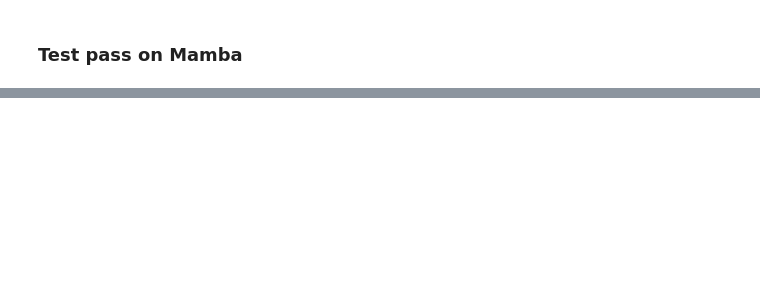
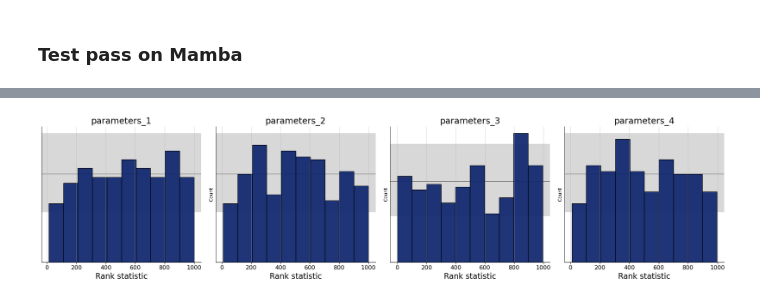
Before and after one commit to bayesflow-org/Selective-SSM, a Jupyter notebook: src/sandbox.ipynb, the cells around one changed output, grey strips where cells are left out. Saved outputs shown, nothing was run; the diff lists cells and outputs as text; code cells hidden in the pictures; blank space fills up the shorter version.

```diff
--- a/src/sandbox.ipynb
+++ b/src/sandbox.ipynb
@@ -47,0 +150,32 @@ tensor([[ 1.1397e-03,  1.5649e-03,  1.9013e-03,  1.8614e-03,  1.6513e-03,
+# %%
+adapter = (
+	bf.adapters.Adapter()
+	.as_time_series("observables")
+	.rename("parameters", "inference_variables")
+	.rename("observables", "summary_variables")
+	.apply(forward=lambda x: np.log1p(x), inverse=lambda x: np.expm1(x))
+)
+
+inference_net = bf.networks.FlowMatching(subnet_kwargs={"residual": True, "dropout": 0.1, "widths": (512,) * 4})
+
+workflow = bf.BasicWorkflow(
+	simulator=simulator,
+	adapter=adapter,
+	inference_network=inference_net,
+	summary_network=summarynet
+)
+# %%
+if os.path.exists("training_data.pickle") and os.path.exists("validation_data.pickle"):
+    with open("training_data.pickle", 'rb') as f:
+        training_data = pkl.load(f)
+    with open("validation_data.pickle", 'rb') as f:
+        validation_data = pkl.load(f)
+else:
+    training_data = workflow.simulate(10000)
+    validation_data = workflow.simulate(300)
+    with open("training_data.pickle", 'wb') as f:
+        pkl.dump(training_data, f)
+    with open("validation_data.pickle", 'wb') as f:
+        pkl.dump(validation_data, f)
+# %%
+history = workflow.fit_offline(training_data, epochs=20, batch_size=64, validation_data=validation_data)
@@ -47,0 +202,8 @@ tensor([[ 1.1397e-03,  1.5649e-03,  1.9013e-03,  1.8614e-03,  1.6513e-03,
+# %%
+test_sims = workflow.simulate(300)
+time_series = test_sims.pop("observables")
+
+samples = workflow.sample(conditions={"observables": time_series}, num_samples=1000)
+# %%
+f = bf.diagnostics.plots.calibration_histogram(samples, test_sims)
+# %% [output]
@@ -47,0 +211 @@ tensor([[ 1.1397e-03,  1.5649e-03,  1.9013e-03,  1.8614e-03,  1.6513e-03,
+[figure, added]
```
Also changed, not shown: parts of 13 cells of this notebook, 1 other file.
